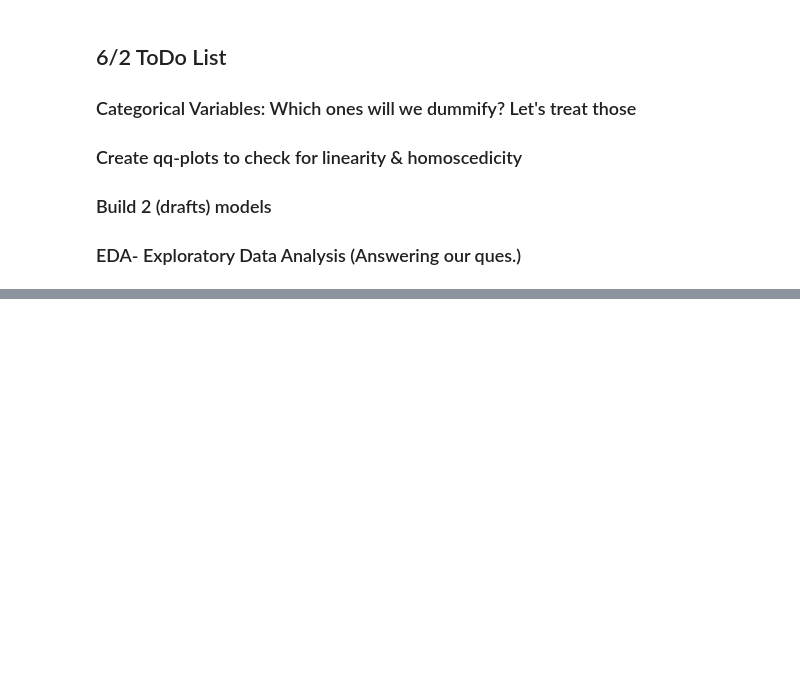
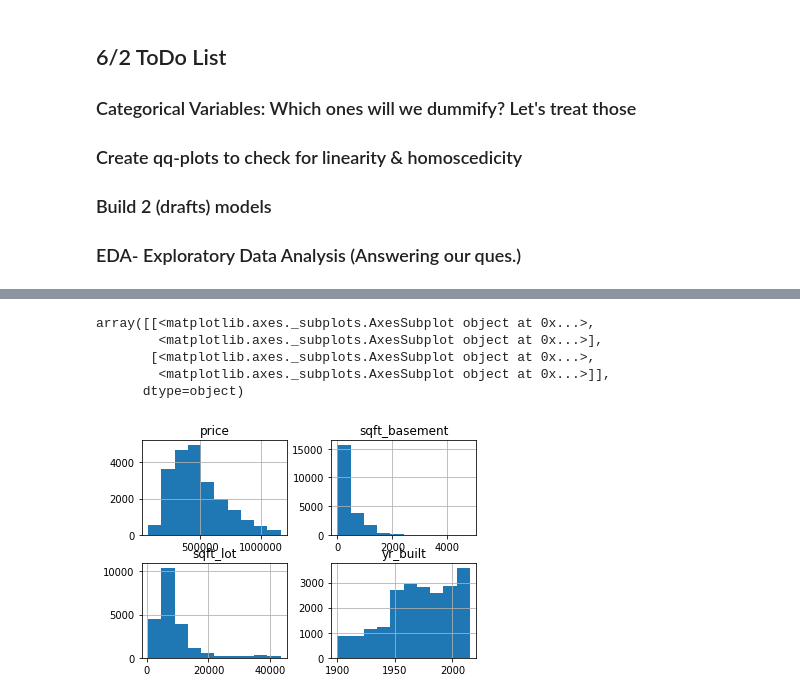
Before and after one commit to EricaSG/dsc-mod-2-project-v2-1-onl01-dtsc-ft-041320, a Jupyter notebook: student.ipynb, the cells around one changed output, grey strips where cells are left out. Drawn from its saved outputs; the diff is of its cells as text; code cells hidden in the pictures; blank space fills up the shorter version.

```diff
--- a/student.ipynb
+++ b/student.ipynb
@@ -1050,0 +1152,25 @@ Warnings:
+# %%
+#Replace Outliers with the Median
+print(norm_check['price'].quantile(0.50)) #Print the median
+print(norm_check['price'].quantile(0.85)) #Print the 85th percentile
+norm_check['price'] = np.where(norm_check['price'] > 703942.5, 450000.0, norm_check['price']) #Replace values greater than the 95th percentile with the median value
+
+
+print(norm_check['sqft_lot'].quantile(0.50)) #Print the median
+print(norm_check['sqft_lot'].quantile(0.85)) #Print the 85th percentile
+norm_check['sqft_lot'] = np.where(norm_check['sqft_lot'] > 12182.25, 7618.5, norm_check['sqft_lot']) #Replace values greater than the 95th percentile with the median value
+
+
+
+#Trim
+# index = data[(data['annual_inc'] >= 256000)].index
+# data.drop(index, inplace=True)
+
+print(norm_check['sqft_basement'].quantile(0.50)) #Print the median the median is zero here. should we convert to categorical?
+print(norm_check['sqft_basement'].quantile(0.85)) #Print the 85th percentile
+#nonnorm_complete = np.where(imdb_ratings_basics_df['runtime_minutes'] > 1975.0, 90, imdb_ratings_basics_df['runtime_minutes']) #Replace values greater than the 95th percentile with the median value
+# # imdb_ratings_basics_df.describe()
+
+print(norm_check['yr_built'].quantile(0.50)) #Print the median
+print(norm_check['yr_built'].quantile(0.85)) #Print the 85th percentile
+# # nonnorm_complete = np.where(imdb_ratings_basics_df['runtime_minutes'] > 133, 90, imdb_ratings_basics_df['runtime_minutes']) #Replace values greater than the 95th percentile with the median value
@@ -1050,0 +1186,9 @@ Warnings:
+# %%
+norm_check.hist()
+# %% [output]
+array([[<matplotlib.axes._subplots.AxesSubplot object at 0x...>,
+        <matplotlib.axes._subplots.AxesSubplot object at 0x...>],
+       [<matplotlib.axes._subplots.AxesSubplot object at 0x...>,
+        <matplotlib.axes._subplots.AxesSubplot object at 0x...>]],
+      dtype=object)
+[figure, added]
```
Also changed, not shown: parts of 31 cells of this notebook.
